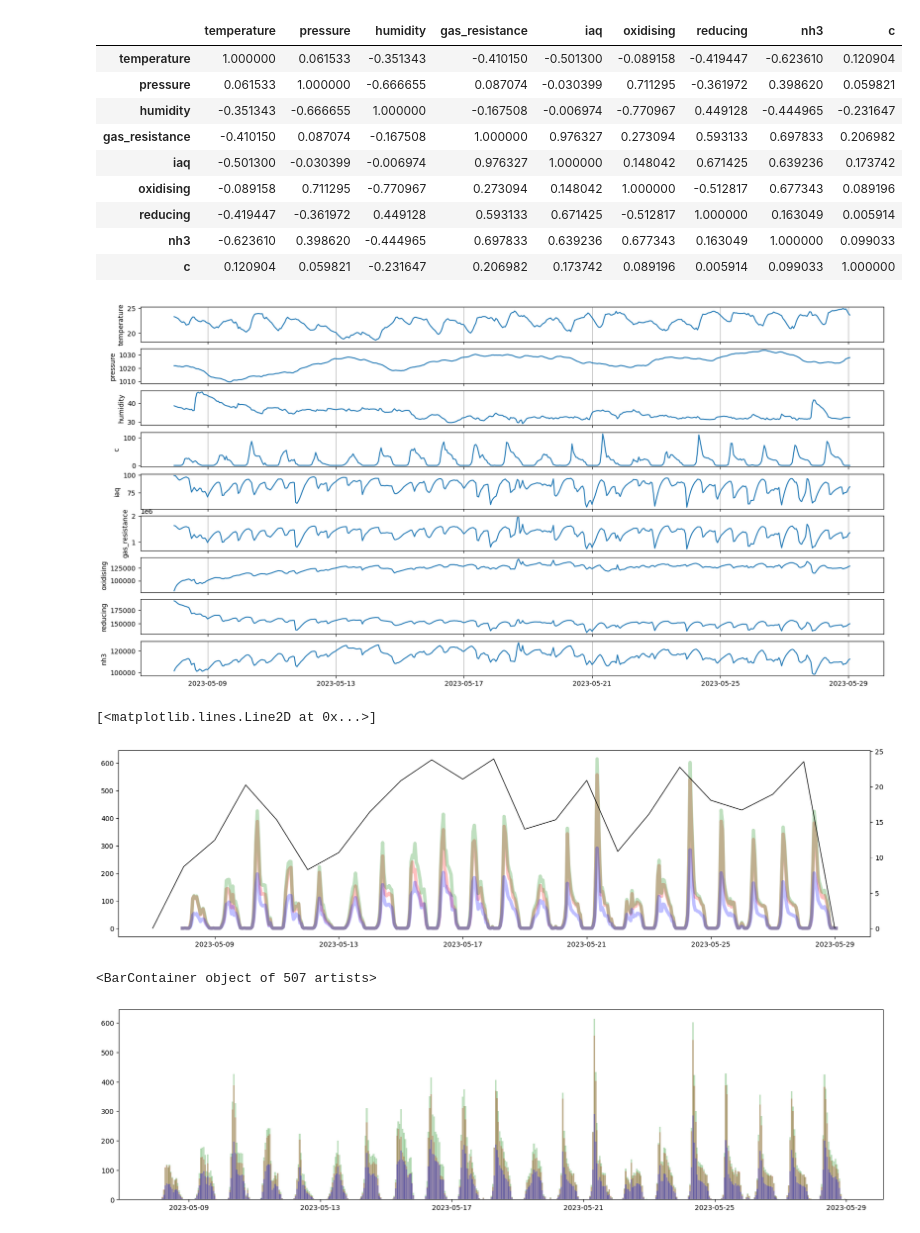
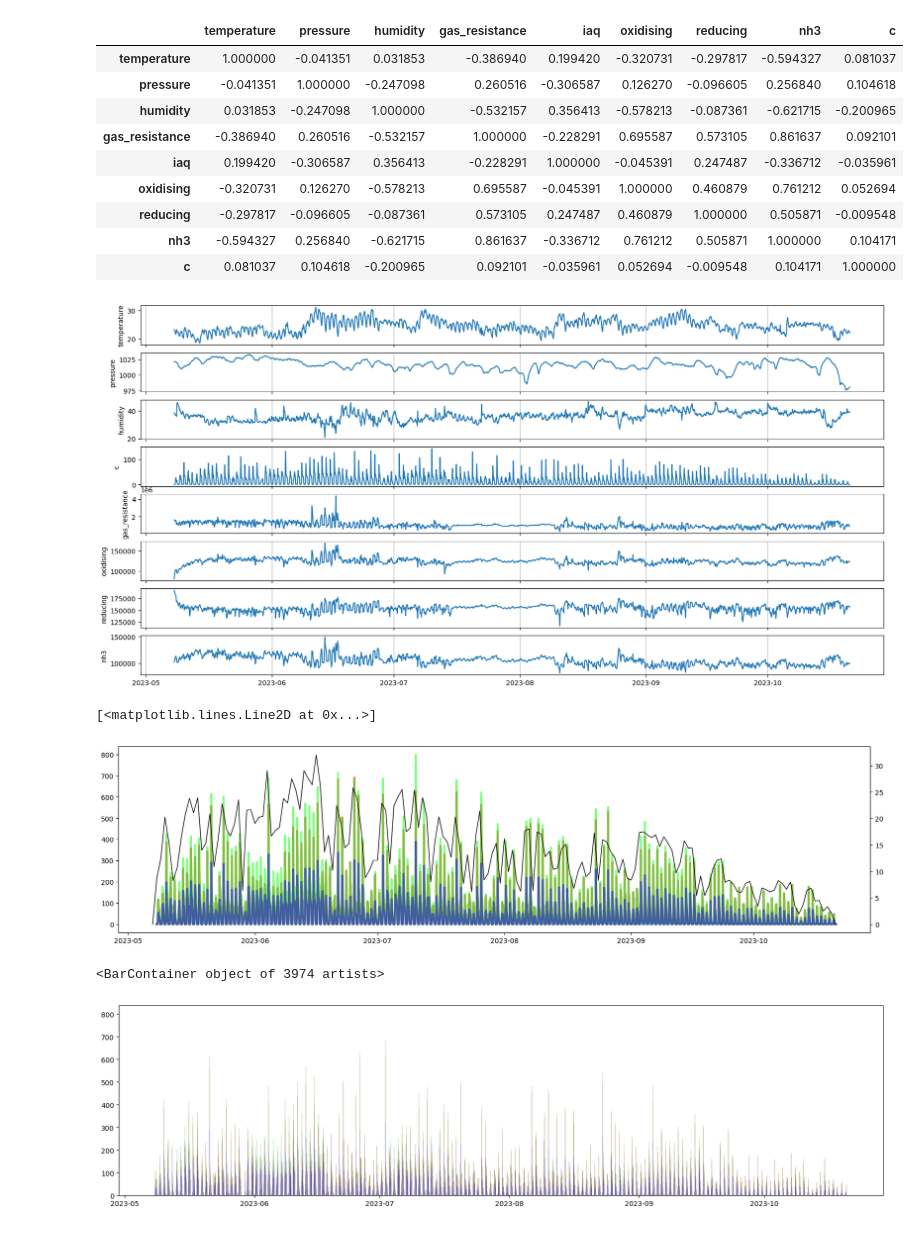
Before and after one commit to ericspod/PiProjects, a Jupyter notebook: sensor_monitor/notebooks/render_results.ipynb, the cells around one changed output. Cells and saved outputs as stored; diff of their text form; code cells hidden in the pictures.

```diff
--- a/sensor_monitor/notebooks/render_results.ipynb
+++ b/sensor_monitor/notebooks/render_results.ipynb
@@ -18,0 +6,13 @@ df.iloc[[0,1,-2,-1]]
+# %%
+files=["../logs/sensors_230507_231802.csv","../logs/sensors_230529_010649.csv","../logs/sensors_230713_112330.csv"]
+frames=[]
+
+for f in files:
+    dff=pd.read_csv(f).dropna()
+    dff["time"]=pd.to_datetime(dff["time"],format="mixed")
+    dff=dff.set_index('time')
+    frames.append(dff)
+
+df=pd.concat(frames)
+print(df.shape)
+df.iloc[[0,1,-2,-1]]
@@ -20,15 +28,15 @@ df.iloc[[0,1,-2,-1]]
 df[["temperature","pressure","humidity","gas_resistance","iaq","oxidising","reducing","nh3", "c"]].corr()
 # %% [output]
 |  | temperature | pressure | humidity | gas_resistance | iaq | oxidising | reducing | nh3 | c |
-| temperature | 1.000000 | 0.061533 | -0.351343 | -0.410150 | -0.501300 | -0.089158 | -0.419447 | -0.623610 | 0.120904 |
-| pressure | 0.061533 | 1.000000 | -0.666655 | 0.087074 | -0.030399 | 0.711295 | -0.361972 | 0.398620 | 0.059821 |
-| humidity | -0.351343 | -0.666655 | 1.000000 | -0.167508 | -0.006974 | -0.770967 | 0.449128 | -0.444965 | -0.231647 |
-| gas_resistance | -0.410150 | 0.087074 | -0.167508 | 1.000000 | 0.976327 | 0.273094 | 0.593133 | 0.697833 | 0.206982 |
-| iaq | -0.501300 | -0.030399 | -0.006974 | 0.976327 | 1.000000 | 0.148042 | 0.671425 | 0.639236 | 0.173742 |
-| oxidising | -0.089158 | 0.711295 | -0.770967 | 0.273094 | 0.148042 | 1.000000 | -0.512817 | 0.677343 | 0.089196 |
-| reducing | -0.419447 | -0.361972 | 0.449128 | 0.593133 | 0.671425 | -0.512817 | 1.000000 | 0.163049 | 0.005914 |
-| nh3 | -0.623610 | 0.398620 | -0.444965 | 0.697833 | 0.639236 | 0.677343 | 0.163049 | 1.000000 | 0.099033 |
-| c | 0.120904 | 0.059821 | -0.231647 | 0.206982 | 0.173742 | 0.089196 | 0.005914 | 0.099033 | 1.000000 |
+| temperature | 1.000000 | -0.041351 | 0.031853 | -0.386940 | 0.199420 | -0.320731 | -0.297817 | -0.594327 | 0.081037 |
+| pressure | -0.041351 | 1.000000 | -0.247098 | 0.260516 | -0.306587 | 0.126270 | -0.096605 | 0.256840 | 0.104618 |
+| humidity | 0.031853 | -0.247098 | 1.000000 | -0.532157 | 0.356413 | -0.578213 | -0.087361 | -0.621715 | -0.200965 |
+| gas_resistance | -0.386940 | 0.260516 | -0.532157 | 1.000000 | -0.228291 | 0.695587 | 0.573105 | 0.861637 | 0.092101 |
+| iaq | 0.199420 | -0.306587 | 0.356413 | -0.228291 | 1.000000 | -0.045391 | 0.247487 | -0.336712 | -0.035961 |
+| oxidising | -0.320731 | 0.126270 | -0.578213 | 0.695587 | -0.045391 | 1.000000 | 0.460879 | 0.761212 | 0.052694 |
+| reducing | -0.297817 | -0.096605 | -0.087361 | 0.573105 | 0.247487 | 0.460879 | 1.000000 | 0.505871 | -0.009548 |
+| nh3 | -0.594327 | 0.256840 | -0.621715 | 0.861637 | -0.336712 | 0.761212 | 0.505871 | 1.000000 | 0.104171 |
+| c | 0.081037 | 0.104618 | -0.200965 | 0.092101 | -0.035961 | 0.052694 | -0.009548 | 0.104171 | 1.000000 |
 # %%
 df_dmean = df.groupby(pd.Grouper(freq='d')).mean().dropna(how='all')
 df_dmax = df.groupby(pd.Grouper(freq='d')).max().dropna(how='all')
@@ -42,9 +50,9 @@ df_hmean = df.groupby(pd.Grouper(freq='H')).mean().dropna(how='all')
 # plt.plot(df2[['light']],label='light')
 # plt.legend()
 
-cols=["temperature","pressure","humidity","c","iaq", "gas_resistance", "oxidising", "reducing", "nh3"]
+cols=["temperature","pressure","humidity","c","gas_resistance", "oxidising", "reducing", "nh3"]
 
-df_sel=df_hmean["2023-05-07":"2023-05-29"]
+df_sel=df_hmean#["2023-05-07":"2023-05-29"]
 
 fig,axes=plt.subplots(len(cols),1,sharex=True,figsize=(20,10))
 
@@ -59,20 +67,20 @@ for col,ax in zip(cols,axes):
 # for ax in fig.axes:
 #     ax.grid(axis='x')
 # %% [output]
-[figure, old version]
+[figure, new version]
 # %%
 plt.figure(figsize=(20,5))
-plt.plot(df_hmean["r"],"r",df_hmean["g"],"g",df_hmean["b"],"b",alpha=0.25,linewidth=5)
+plt.plot(df_hmean["r"],"#ff0000",df_hmean["g"],"#00ff00",df_hmean["b"],"#0000ff",alpha=0.5,linewidth=3)
 plt.twinx()
 plt.plot(df_dmean["c"],"k",linewidth=1)
 # %% [output]
 [<matplotlib.lines.Line2D at 0x...>]
-[figure, old version]
+[figure, new version]
 # %%
 plt.figure(figsize=(20,5))
 plt.bar(df_hmean.index, df_hmean["r"],width=0.05,alpha=0.25,color="r")
 plt.bar(df_hmean.index, df_hmean["g"],width=0.05,alpha=0.25,color="g")
 plt.bar(df_hmean.index, df_hmean["b"],width=0.05,alpha=0.25,color="b")
 # %% [output]
-<BarContainer object of 507 artists>
+<BarContainer object of 3974 artists>
-[figure, old version]
+[figure, new version]
```
Also changed, not shown: parts of 3 cells of this notebook, 1 other file.
